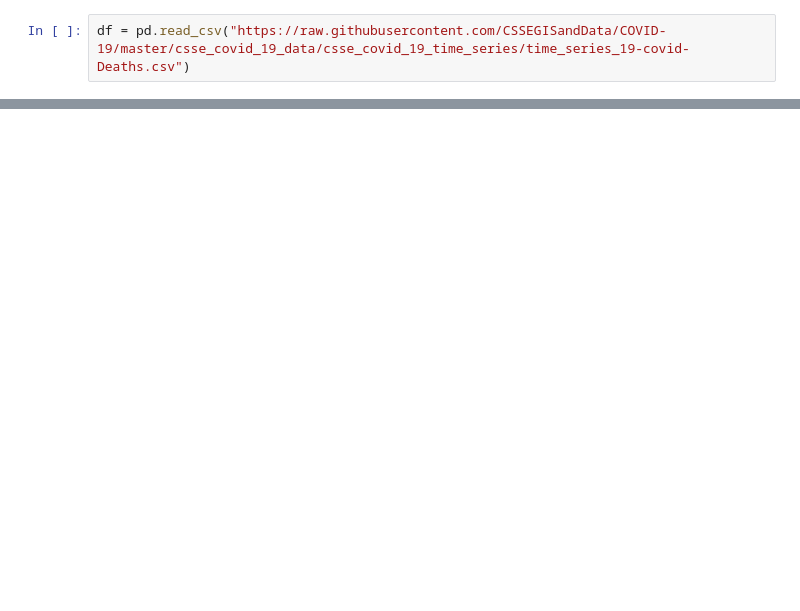
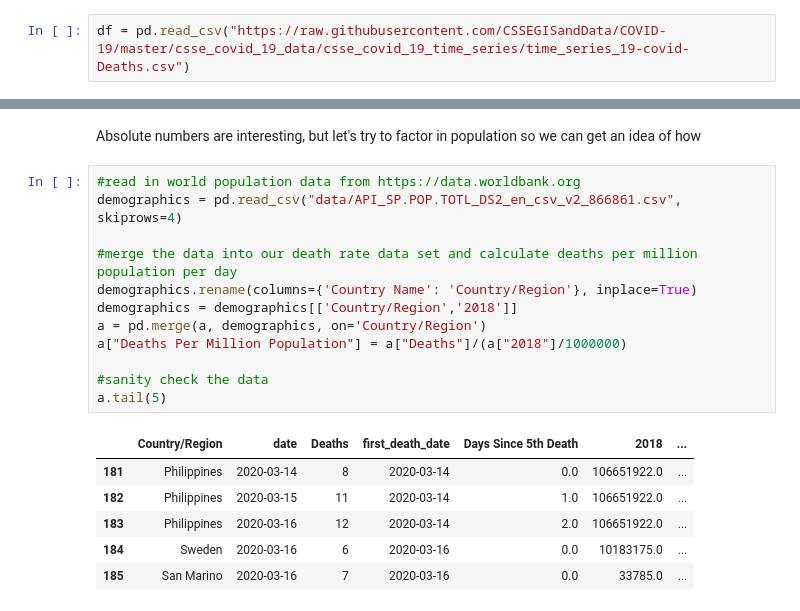
Before and after one commit to andrewl/covid-19, a Jupyter notebook: COVID-19.ipynb, the cells around one changed output, grey strips where cells are left out. Cells and saved outputs as stored; diff of their text form; blank space fills up the shorter version.

```diff
--- a/COVID-19.ipynb
+++ b/COVID-19.ipynb
@@ -81 +119,22 @@ a['Days Since Tenth Death']= a['Days Since Tenth Death'].astype(int) / 864000000
+# %% [markdown]
+Absolute numbers are interesting, but let's try to factor in population so we can get an idea of how
+# %%
+#read in world population data from https://data.worldbank.org
+demographics = pd.read_csv("data/API_SP.POP.TOTL_DS2_en_csv_v2_866861.csv", skiprows=4)
+
+#merge the data into our death rate data set and calculate deaths per million population per day
+demographics.rename(columns={'Country Name': 'Country/Region'}, inplace=True)
+demographics = demographics[['Country/Region','2018']]
+a = pd.merge(a, demographics, on='Country/Region')
+a["Deaths Per Million Population"] = a["Deaths"]/(a["2018"]/1000000)
+
+#sanity check the data
+a.tail(5)
+# %% [output]
+|  | Country/Region | date | Deaths | first_death_date | Days Since 5th Death | 2018 | ... |
+| 181 | Philippines | 2020-03-14 | 8 | 2020-03-14 | 0.0 | 106651922.0 | ... |
+| 182 | Philippines | 2020-03-15 | 11 | 2020-03-14 | 1.0 | 106651922.0 | ... |
+| 183 | Philippines | 2020-03-16 | 12 | 2020-03-14 | 2.0 | 106651922.0 | ... |
+| 184 | Sweden | 2020-03-16 | 6 | 2020-03-16 | 0.0 | 10183175.0 | ... |
+| 185 | San Marino | 2020-03-16 | 7 | 2020-03-16 | 0.0 | 33785.0 | ... |
 # %% [markdown]
```
Also changed, not shown: parts of 22 cells of this notebook, 1 other file.
